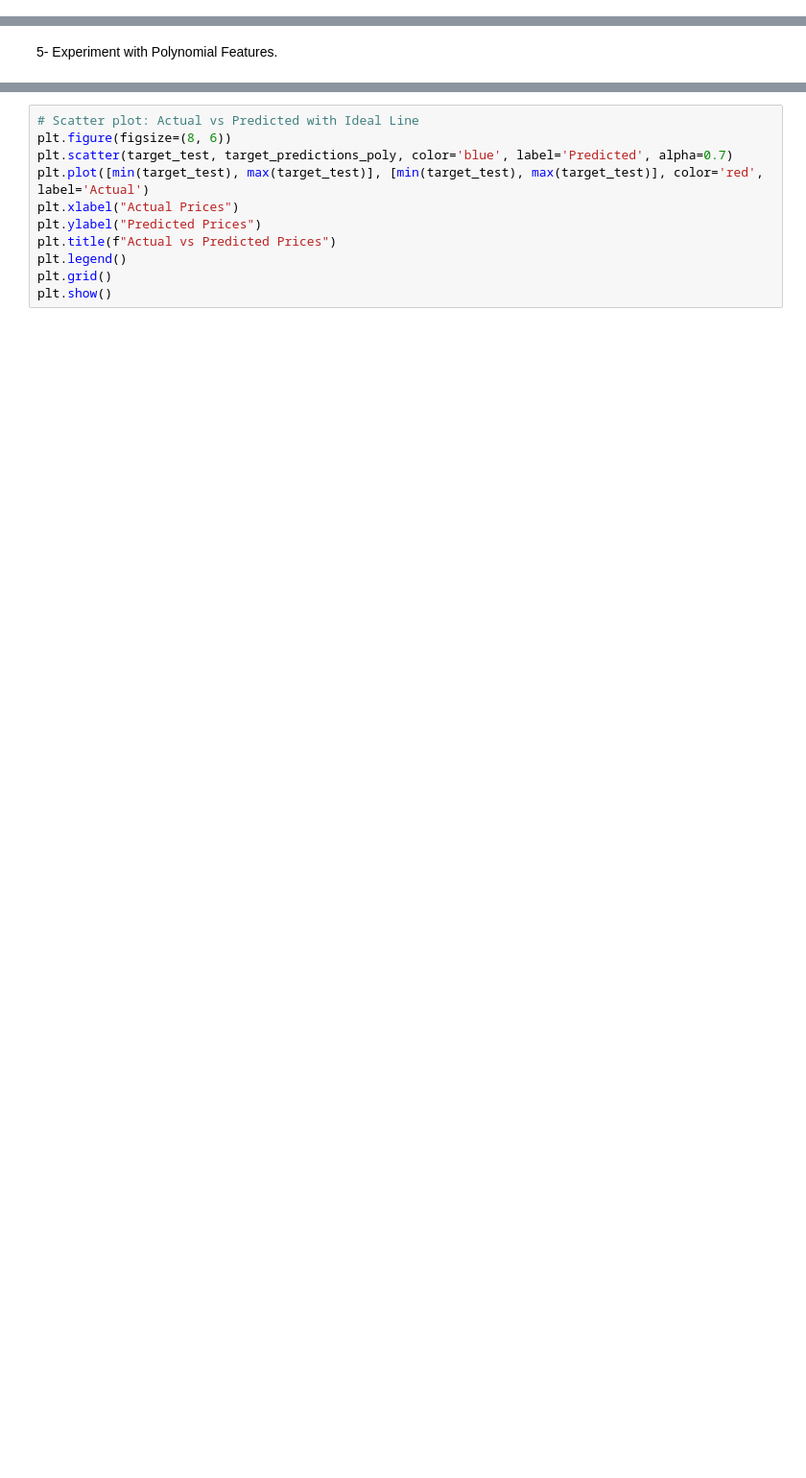
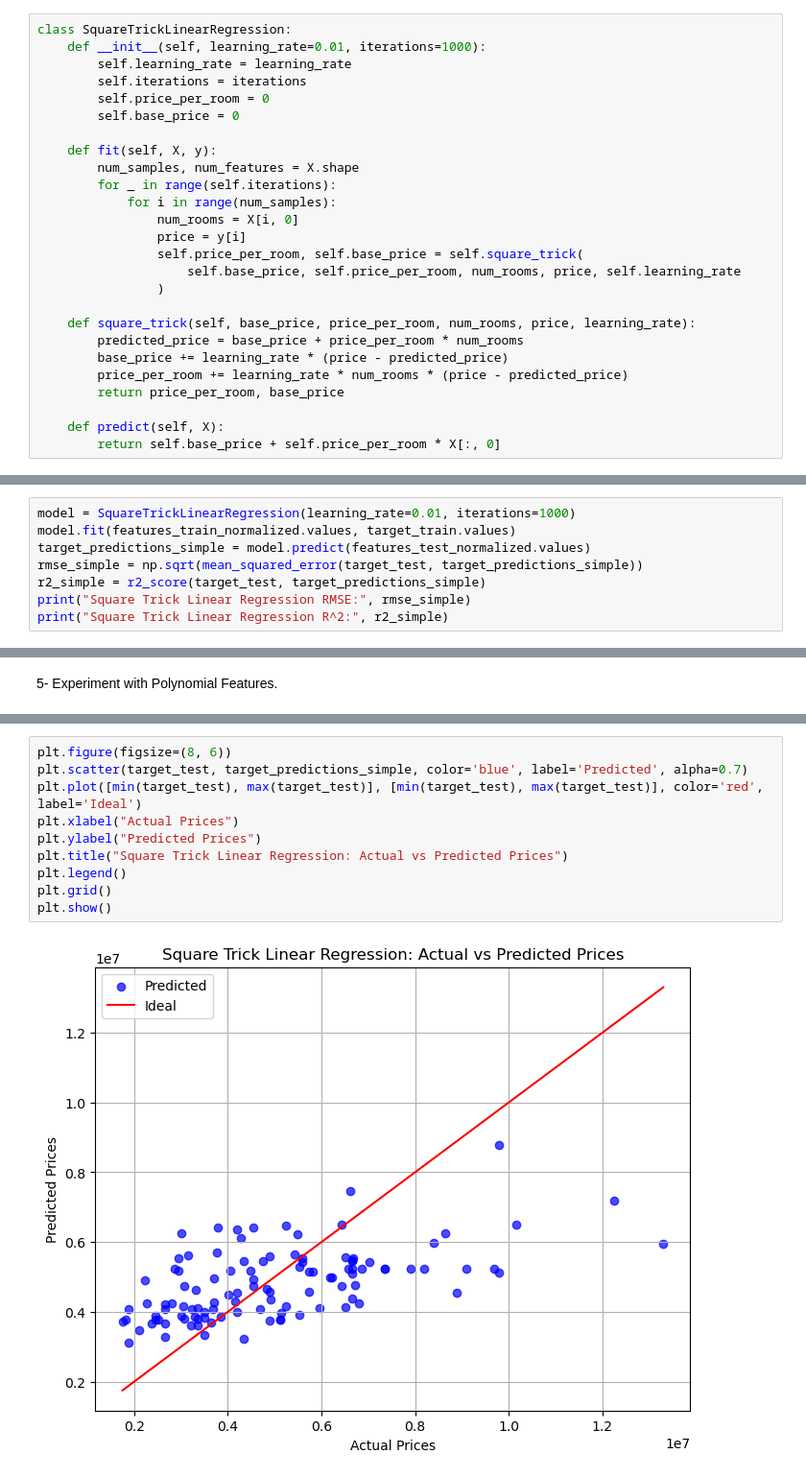
Before and after one commit to Hasan-Afify/Linear-Regression-Square-Trick-Method, a Jupyter notebook: LinearRegression.ipynb, the cells around one changed output, grey strips where cells are left out. Shown at 96% size. Drawn from its saved outputs; the diff is of its cells as text; blank space fills up the shorter version.

```diff
--- a/LinearRegression.ipynb
+++ b/LinearRegression.ipynb
@@ -53,2 +25,28 @@ class CustomLinearRegression:
+# %%
+class SquareTrickLinearRegression:
+    def __init__(self, learning_rate=0.01, iterations=1000):
+        self.learning_rate = learning_rate
+        self.iterations = iterations
+        self.price_per_room = 0
+        self.base_price = 0
+
+    def fit(self, X, y):
+        num_samples, num_features = X.shape
+        for _ in range(self.iterations):
+            for i in range(num_samples):
+                num_rooms = X[i, 0]
+                price = y[i]
+                self.price_per_room, self.base_price = self.square_trick(
+                    self.base_price, self.price_per_room, num_rooms, price, self.learning_rate
+                )
+
+    def square_trick(self, base_price, price_per_room, num_rooms, price, learning_rate):
+        predicted_price = base_price + price_per_room * num_rooms
+        base_price += learning_rate * (price - predicted_price)
+        price_per_room += learning_rate * num_rooms * (price - predicted_price)
+        return price_per_room, base_price
+
+    def predict(self, X):
+        return self.base_price + self.price_per_room * X[:, 0]
 # %% [markdown]
 4- Train and Evaluate Custom Linear Regression with Square Trick.
@@ -77,0 +53,8 @@ print("Custom Linear Regression (Square Trick) R^2:", r2_cf)
+# %%
+model = SquareTrickLinearRegression(learning_rate=0.01, iterations=1000)
+model.fit(features_train_normalized.values, target_train.values)
+target_predictions_simple = model.predict(features_test_normalized.values)
+rmse_simple = np.sqrt(mean_squared_error(target_test, target_predictions_simple))
+r2_simple = r2_score(target_test, target_predictions_simple)
+print("Square Trick Linear Regression RMSE:", rmse_simple)
+print("Square Trick Linear Regression R^2:", r2_simple)
@@ -102,11 +66,12 @@ if r2_cf < 0.9:
 # %%
-# Scatter plot: Actual vs Predicted with Ideal Line
 plt.figure(figsize=(8, 6))
-plt.scatter(target_test, target_predictions_poly, color='blue', label='Predicted', alpha=0.7)
-plt.plot([min(target_test), max(target_test)], [min(target_test), max(target_test)], color='red', label='Actual')
+plt.scatter(target_test, target_predictions_simple, color='blue', label='Predicted', alpha=0.7)
+plt.plot([min(target_test), max(target_test)], [min(target_test), max(target_test)], color='red', label='Ideal')
 plt.xlabel("Actual Prices")
 plt.ylabel("Predicted Prices")
-plt.title(f"Actual vs Predicted Prices")
+plt.title("Square Trick Linear Regression: Actual vs Predicted Prices")
 plt.legend()
 plt.grid()
 plt.show()
+# %% [output]
+[figure, added]
```
Also changed, not shown: parts of 5 cells of this notebook.
